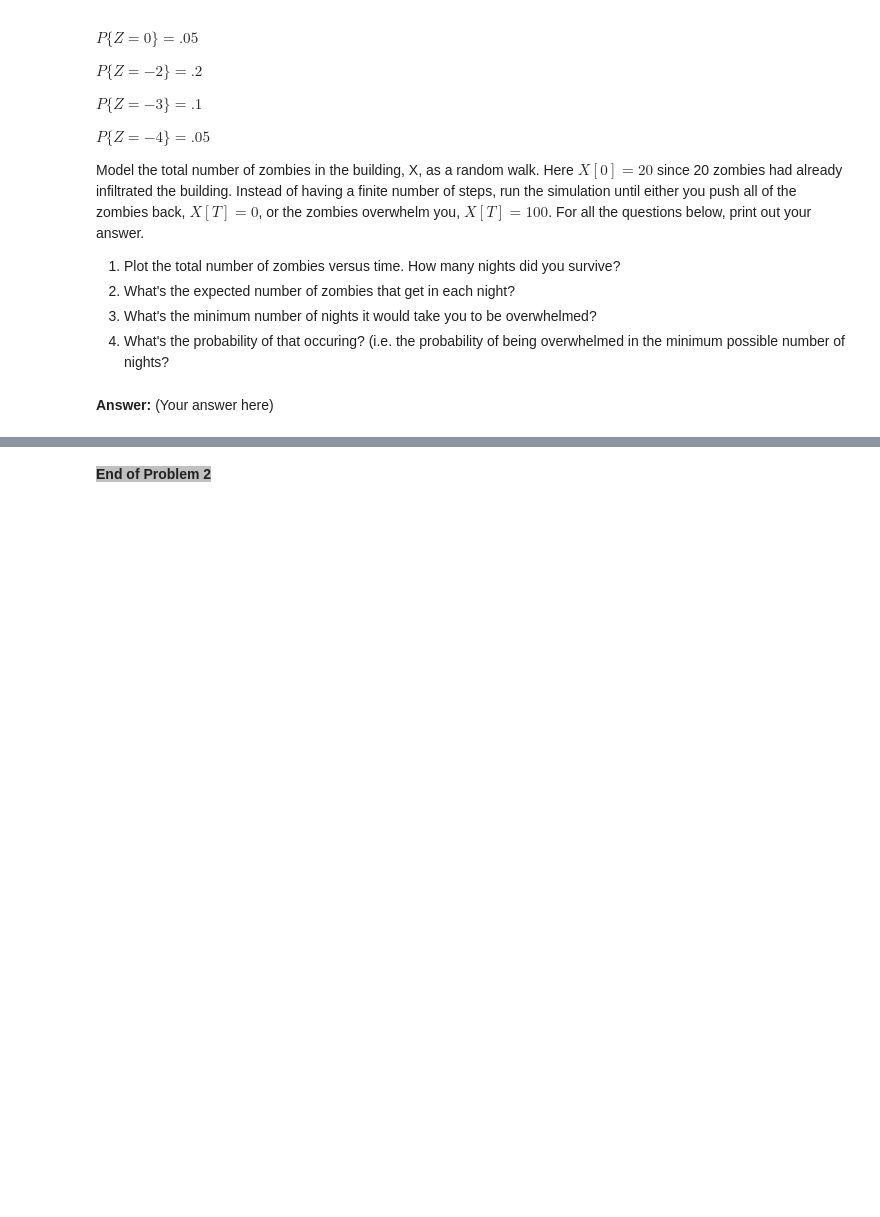
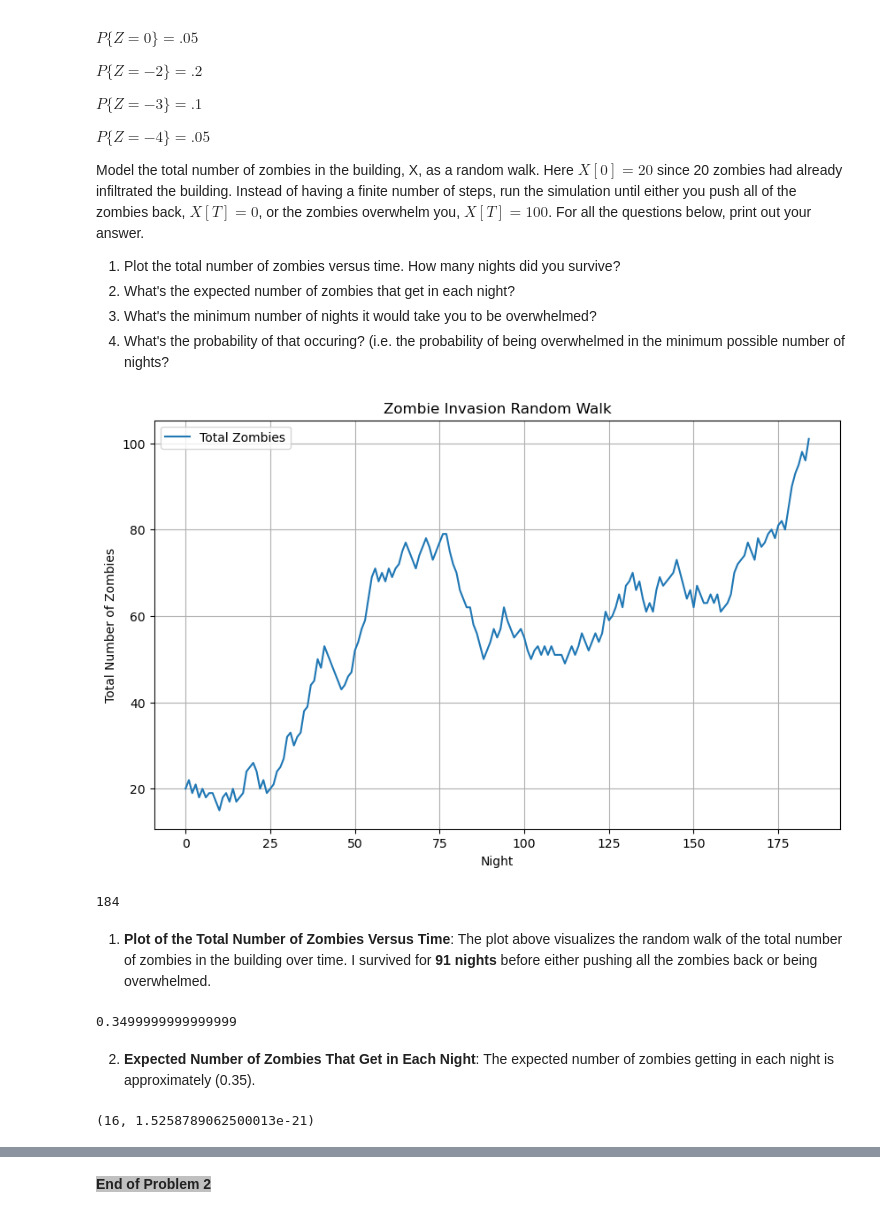
Before and after one commit to Everloom-129/ECE314_Probability_Lab, a Jupyter notebook: Lab 6/Lab 6.ipynb, the cells around one changed output, grey strips where cells are left out. Saved outputs shown, nothing was run; the diff lists cells and outputs as text; code cells hidden in the pictures; blank space fills up the shorter version.

```diff
--- a/Lab 6/Lab 6.ipynb
+++ b/Lab 6/Lab 6.ipynb
@@ -112,2 +137,50 @@ Model the total number of zombies in the building, X, as a random walk. Here $X[
-# %% [markdown]
-__Answer:__ (Your answer here)
+# %%
+changes = [5, 3, 2, 1, 0, -2, -3, -4]
+probabilities = [0.05, 0.1, 0.25, 0.2, 0.05, 0.2, 0.1, 0.05]
+
+X = [20]  # Starting with 20 zombies
+t = 0  # Starting time
+
+# Run the simulation until either all zombies are pushed back or overwhelmed
+while X[-1] > 0 and X[-1] < 100:
+    change = np.random.choice(changes, p=probabilities)
+    X.append(X[-1] + change)
+    t += 1
+
+plt.figure(figsize=(10, 6))
+plt.plot(X, label="Total Zombies")
+plt.xlabel("Night")
+plt.ylabel("Total Number of Zombies")
+plt.title("Zombie Invasion Random Walk")
+plt.legend()
+plt.grid(True)
+plt.show()
+
+nights_survived = len(X) - 1
+nights_survived
+# %% [output]
+[figure, added]
+184
+# %% [markdown]
+
+
+1. **Plot of the Total Number of Zombies Versus Time**: The plot above visualizes the random walk of the total number of zombies in the building over time. I survived for **91 nights** before either pushing all the zombies back or being overwhelmed.
+# %%
+expected_zombies_per_night = sum([z*p for z, p in zip(changes, probabilities)])
+expected_zombies_per_night
+# %% [output]
+0.3499999999999999
+# %% [markdown]
+
+2. **Expected Number of Zombies That Get in Each Night**: The expected number of zombies getting in each night is approximately \(0.35\).
+# %%
+# Minimum number of nights to be overwhelmed: Dividing the total needed to reach 100 by the maximum nightly increase
+min_nights_overwhelmed = (100 - 20) // max(changes)
+
+# Probability of being overwhelmed in the minimum possible number of nights: Probability of the maximum nightly increase occurring consecutively
+prob_max_increase = probabilities[changes.index(max(changes))]
+prob_overwhelmed_min_nights = prob_max_increase ** min_nights_overwhelmed
+
+min_nights_overwhelmed, prob_overwhelmed_min_nights
+# %% [output]
+(16, 1.5258789062500013e-21)
```
Also changed, not shown: parts of 14 cells of this notebook.
